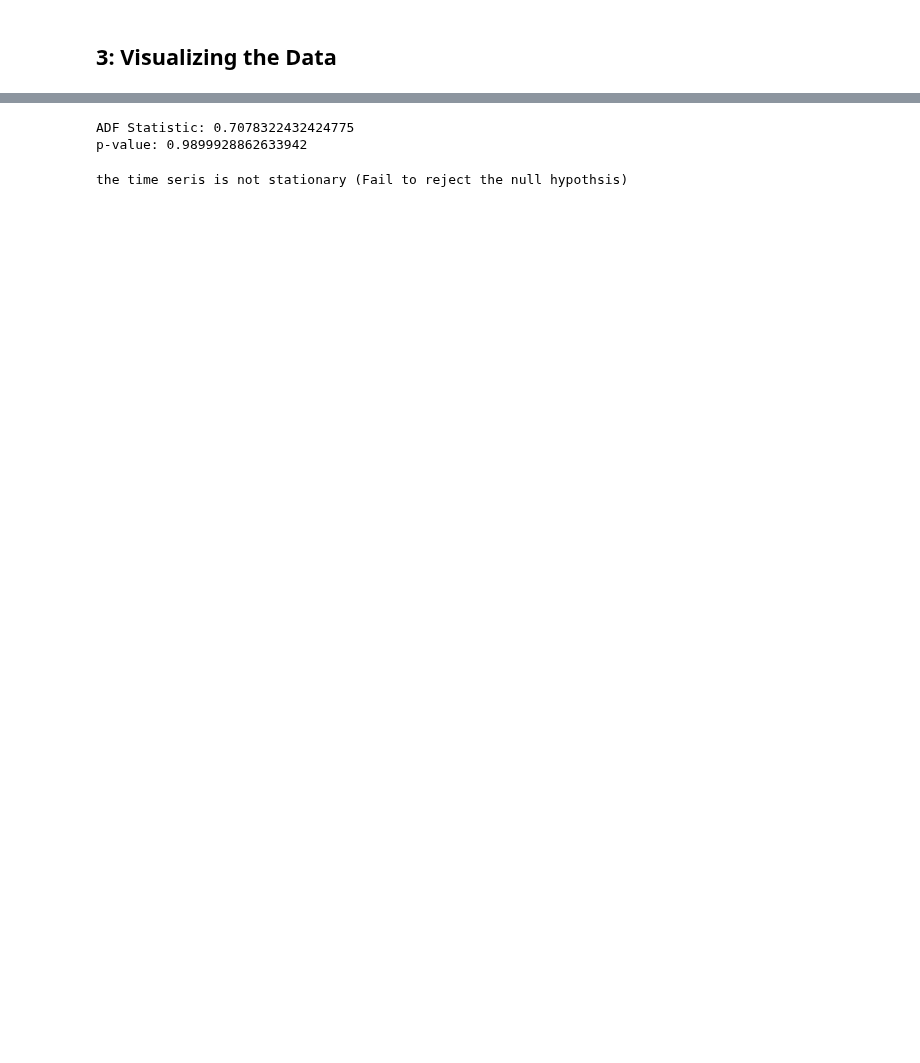
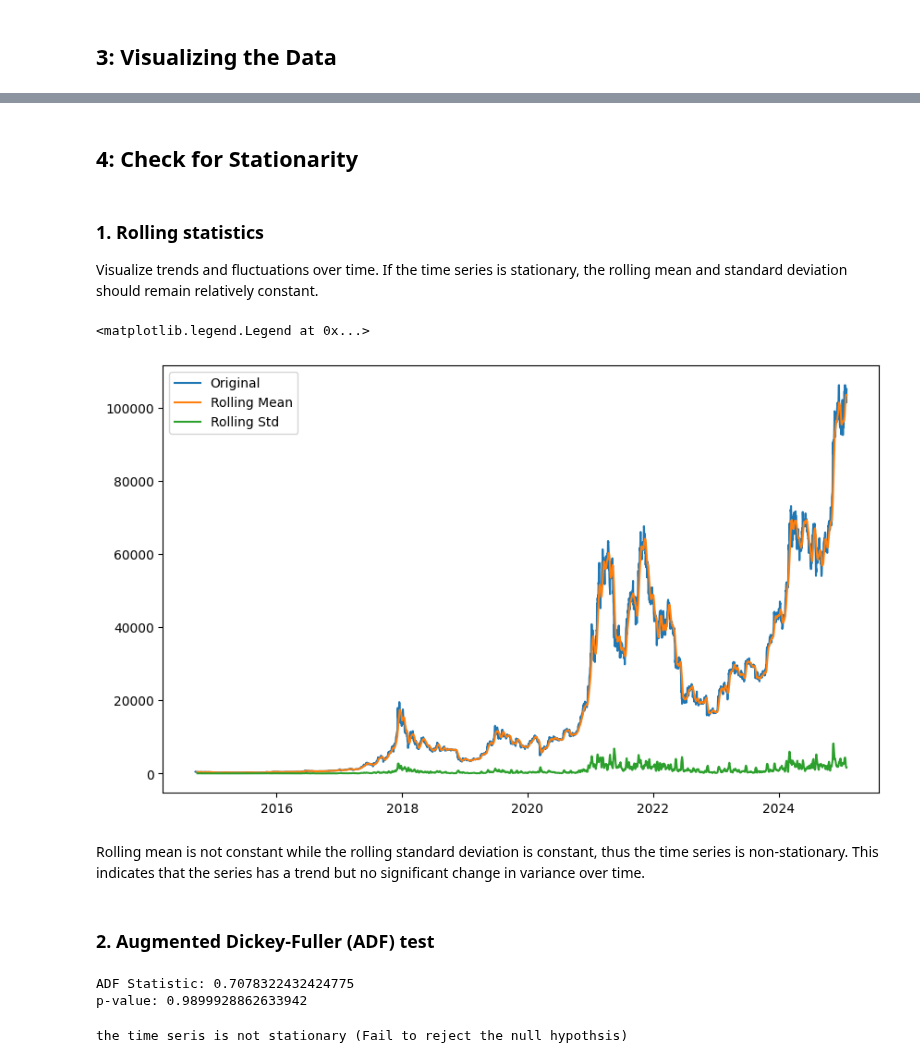
Before and after one commit to bonareri/Cryptocurrency-Price-Prediction-, a Jupyter notebook: Bitcoin_Price_Prediction.ipynb, the cells around one changed output, grey strips where cells are left out. Cells and saved outputs as stored; diff of their text form; code cells hidden in the pictures; blank space fills up the shorter version.

```diff
--- a/Bitcoin_Price_Prediction.ipynb
+++ b/Bitcoin_Price_Prediction.ipynb
@@ -155,3 +197,26 @@ Augmented Dickey-Fuller test to check for stationarity. A p-value below 0.05 sug
+# %% [markdown]
+## 4: Check for Stationarity
+# %% [markdown]
+### 1. Rolling statistics
+
+Visualize trends and fluctuations over time. If the time series is stationary, the rolling mean and standard deviation should remain relatively constant.
+# %%
+#Determine rolling statistics
+rolling_mean = series.rolling(window=12).mean()
+rolling_std = series.rolling(window=12).std()
+# %%
+plt.figure(figsize=(10, 6))
+plt.plot(series, label='Original')
+plt.plot(rolling_mean, label='Rolling Mean')
+plt.plot(rolling_std, label='Rolling Std')
+plt.legend(loc='best')
+# %% [output]
+<matplotlib.legend.Legend at 0x...>
+[figure, added]
+# %% [markdown]
+ Rolling mean is not constant while the rolling standard deviation is constant, thus the time series is non-stationary. This indicates that the series has a trend but no significant change in variance over time.
+# %% [markdown]
+### 2. Augmented Dickey-Fuller (ADF) test
 # %%
 result = adfuller(series)
 print(f'ADF Statistic: {result[0]}')
```
Also changed, not shown: parts of 46 cells of this notebook.
